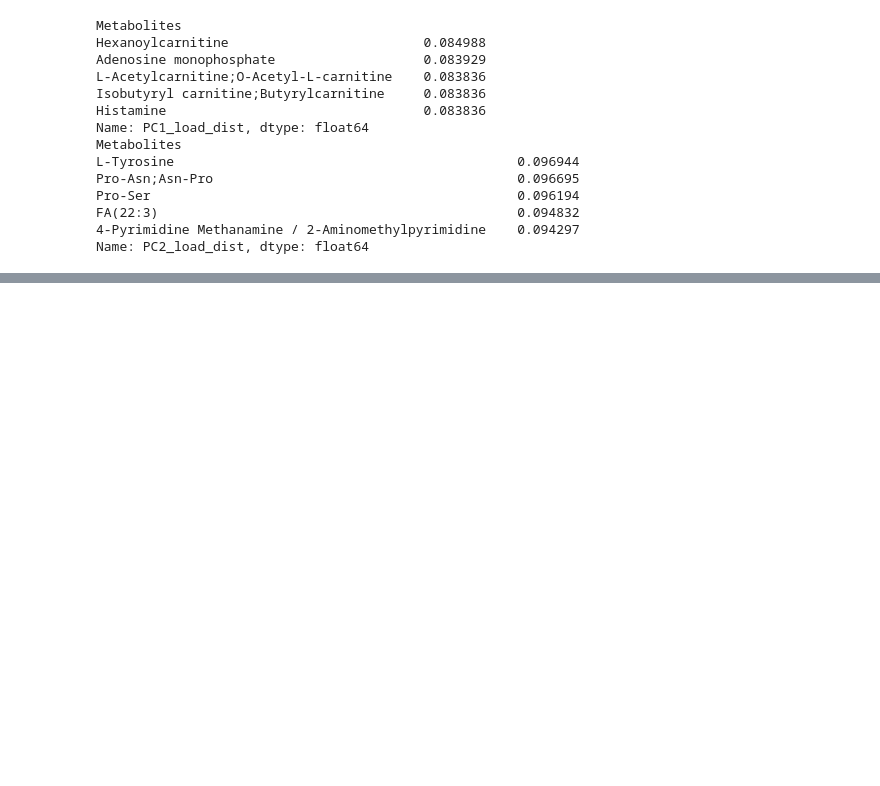
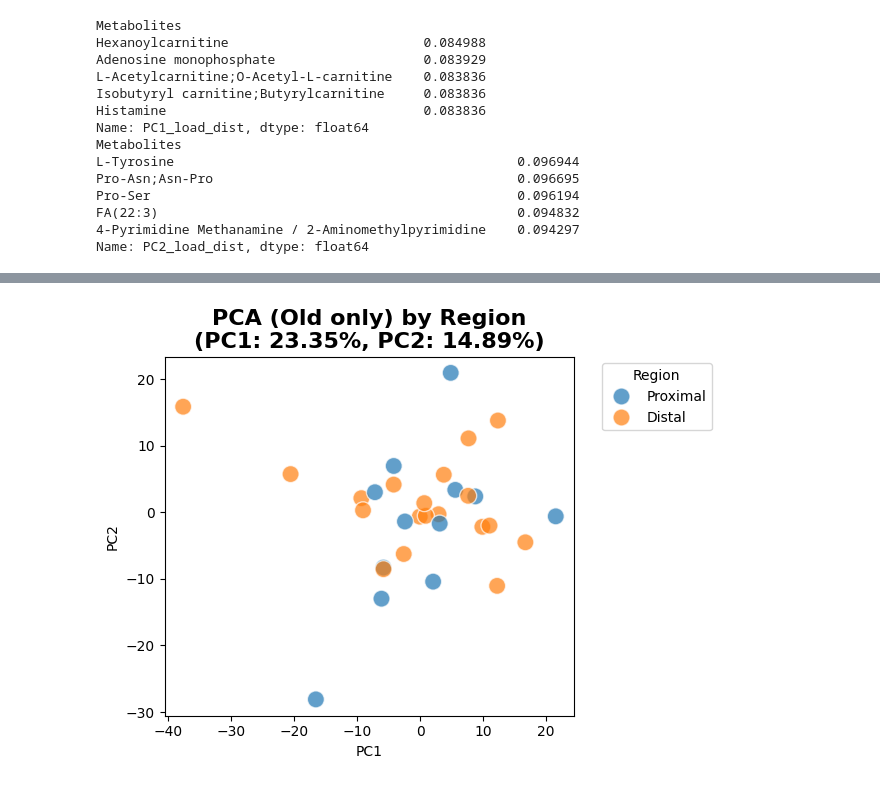
Before and after one commit to CadenBold/intestinal-omics, a Jupyter notebook: working.ipynb, the cells around one changed output, grey strips where cells are left out. Cells and saved outputs as stored; diff of their text form; code cells hidden in the pictures; blank space fills up the shorter version.

```diff
--- a/working.ipynb
+++ b/working.ipynb
@@ -481,0 +520,19 @@ Name: PC2_load_dist, dtype: float64
+# %%
+old_samples = meta_df.index[meta_df["Age"] == "Old"]
+
+X_old = preprocessed_scaled.loc[:, old_samples].T
+pca_old = PCA(n_components=2, random_state=42).fit(X_old)
+pca_df_old = pd.DataFrame(pca_old.transform(X_old), index=X_old.index, columns=["PC1","PC2"])
+
+pca_df_old = pd.concat([pca_df_old, meta_df], axis=1)
+pca_df_old = pca_df_old.dropna(subset=["PC1", "PC2"])
+
+
+ax = sns.scatterplot(data=pca_df_old, x='PC1', y='PC2', hue='Region', s=150, alpha=0.7)
+ax.set_title(f'PCA (Old only) by Region\n(PC1: {pca_old.explained_variance_ratio_[0]:.2%}, '
+             f'PC2: {pca_old.explained_variance_ratio_[1]:.2%})',
+             fontsize=16, weight='bold')
+ax.legend(bbox_to_anchor=(1.05, 1), loc='upper left', title='Region')
+plt.tight_layout(); plt.show()
+# %% [output]
+[figure, added]
```
Also changed, not shown: parts of 2 cells of this notebook.
